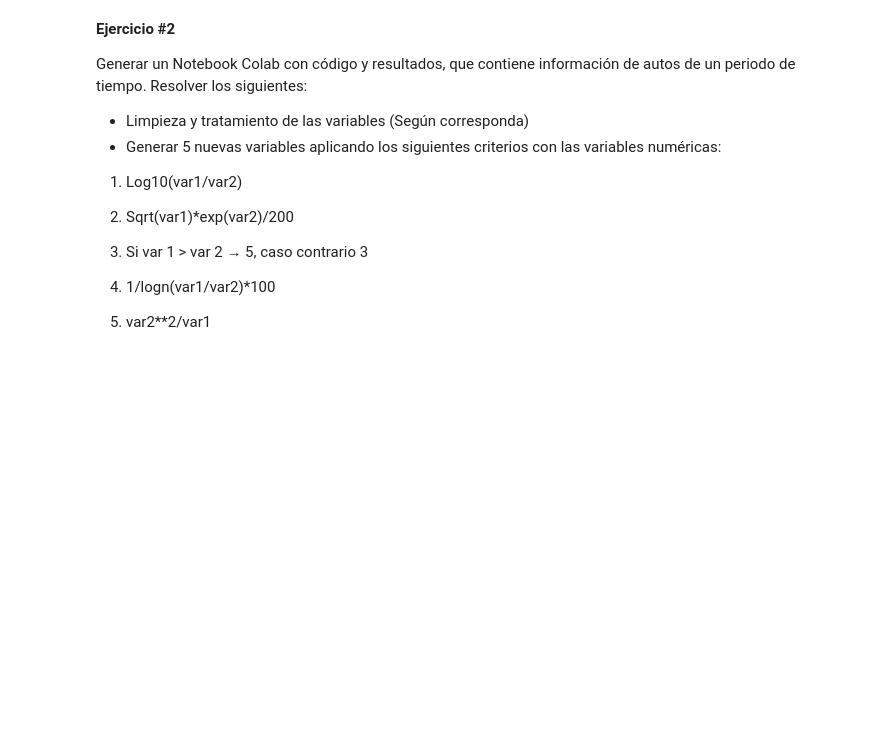
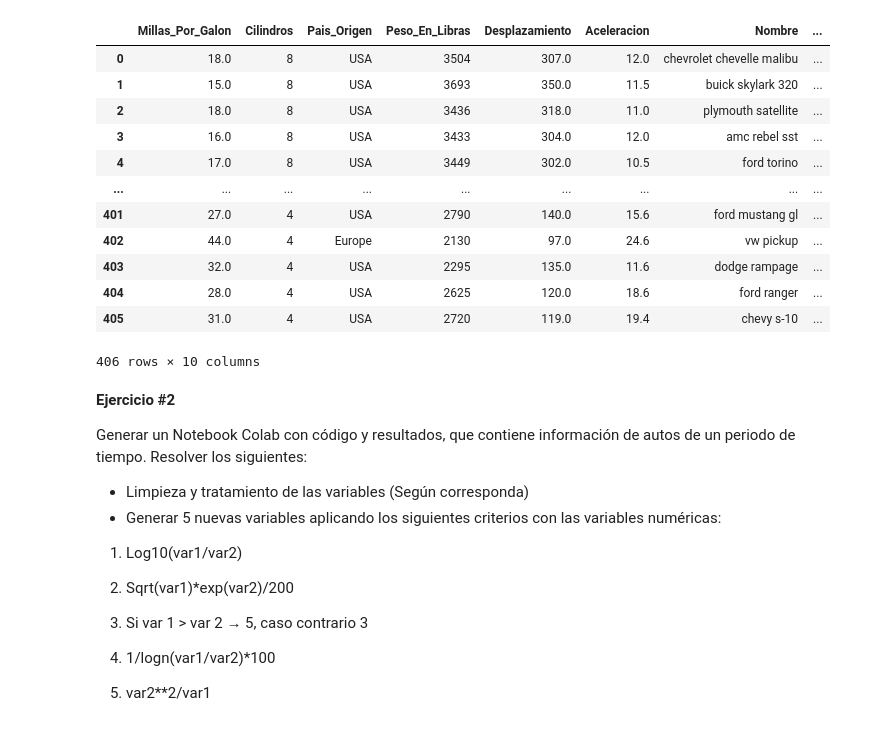
Before and after one commit to jeersson/Ciencia-de-Datos-y-ML-con-Python, a Jupyter notebook: Proyecto_2_ML_con_Python.ipynb, the cells around one changed output. Drawn from its saved outputs; the diff is of its cells as text; code cells hidden in the pictures; blank space fills up the shorter version.

```diff
--- a/Proyecto_2_ML_con_Python.ipynb
+++ b/Proyecto_2_ML_con_Python.ipynb
@@ -0,0 +18,4 @@
+# %%
+#Cargamos los dados del DATASET, aca indicamos que el separador es punto y coma ";"
+data_autos = pd.read_csv('autos.csv',sep=";")
+data_autos.head()
@@ -1,3 +63,21 @@
+# %%
+#Etiquetamos la variable: Pais_Origen: USA, Europe, Japan a la nueva variabla, Origen_tipo: 1, 2, 3:
+data_autos["Origen_Tipo"]=data_autos["Pais_Origen"].apply(lambda x: "1" if x == "USA" else ("2" if x == "Europe" else ("3" if x == "Japan" else "" )))
+data_autos
+# %% [output]
+|  | Millas_Por_Galon | Cilindros | Pais_Origen | Peso_En_Libras | Desplazamiento | Aceleracion | Nombre | ... |
+| 0 | 18.0 | 8 | USA | 3504 | 307.0 | 12.0 | chevrolet chevelle malibu | ... |
+| 1 | 15.0 | 8 | USA | 3693 | 350.0 | 11.5 | buick skylark 320 | ... |
+| 2 | 18.0 | 8 | USA | 3436 | 318.0 | 11.0 | plymouth satellite | ... |
+| 3 | 16.0 | 8 | USA | 3433 | 304.0 | 12.0 | amc rebel sst | ... |
+| 4 | 17.0 | 8 | USA | 3449 | 302.0 | 10.5 | ford torino | ... |
+| ... | ... | ... | ... | ... | ... | ... | ... | ... |
+| 401 | 27.0 | 4 | USA | 2790 | 140.0 | 15.6 | ford mustang gl | ... |
+| 402 | 44.0 | 4 | Europe | 2130 | 97.0 | 24.6 | vw pickup | ... |
+| 403 | 32.0 | 4 | USA | 2295 | 135.0 | 11.6 | dodge rampage | ... |
+| 404 | 28.0 | 4 | USA | 2625 | 120.0 | 18.6 | ford ranger | ... |
+| 405 | 31.0 | 4 | USA | 2720 | 119.0 | 19.4 | chevy s-10 | ... |
+406 rows × 10 columns
 # %% [markdown]
 **Ejercicio #2**
 
```
Also changed, not shown: parts of 6 cells of this notebook.
